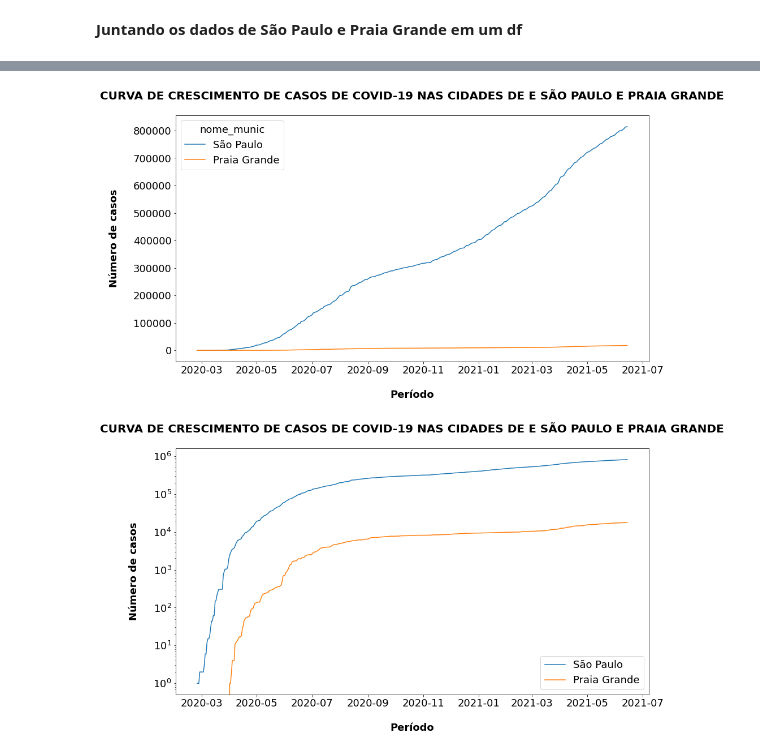
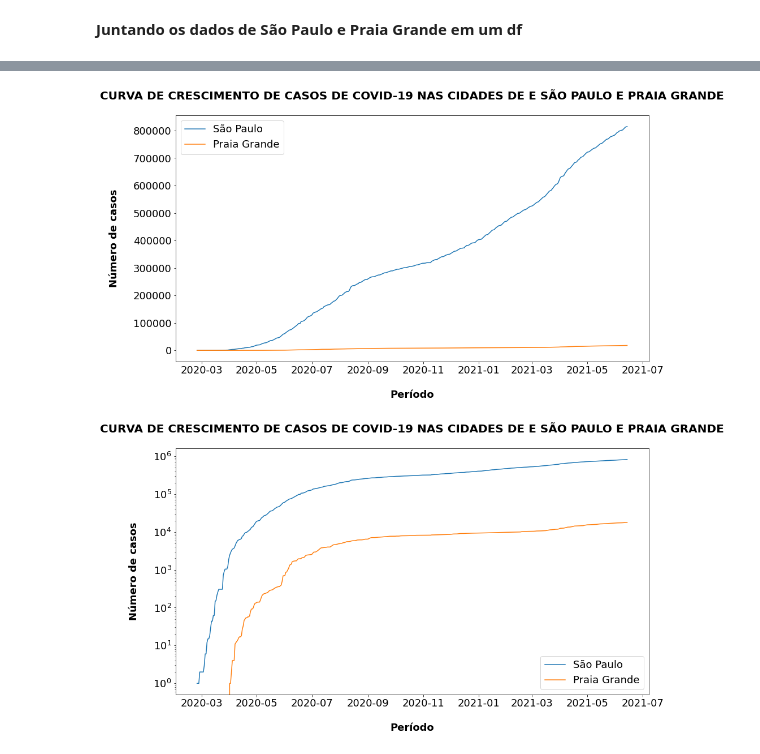
Before and after one commit to silva-felipe/BootCamp_Alura_DataScience, a Jupyter notebook: notebooks/modulo3/Bootcamp(modulo3).ipynb, the cells around one changed output, grey strips where cells are left out. Drawn from its saved outputs; the diff is of its cells as text; code cells hidden in the pictures.

```diff
--- a/notebooks/modulo3/Bootcamp(modulo3).ipynb
+++ b/notebooks/modulo3/Bootcamp(modulo3).ipynb
@@ -184,22 +184,23 @@ dados_sp_pg.head()
 # %%
 nome_cidade = [x for x in dados_sp_pg.nome_munic.unique()]
 
 s = ''
 for x in nome_cidade:
   s = s + ' e ' + x
 
 sns.lineplot(data=dados_sp_pg, x='datahora', y='casos', hue='nome_munic')
+plt.legend(loc=0)
 
 plt.title('Curva de crescimento de casos de covid-19 nas cidades de{}\n'.format(s).upper(),
           weight='bold',
           fontsize=20)
 
 plt.ylabel('Número de casos\n', weight='bold')
 plt.xlabel('\nPeríodo', weight='bold')
 
 plt.show()
 # %% [output]
-[figure, old version]
+[figure, new version]
 # %%
 nome_cidade = [x for x in dados_sp_pg.nome_munic.unique()]
 
```
Also changed, not shown: parts of 2 cells of this notebook.
